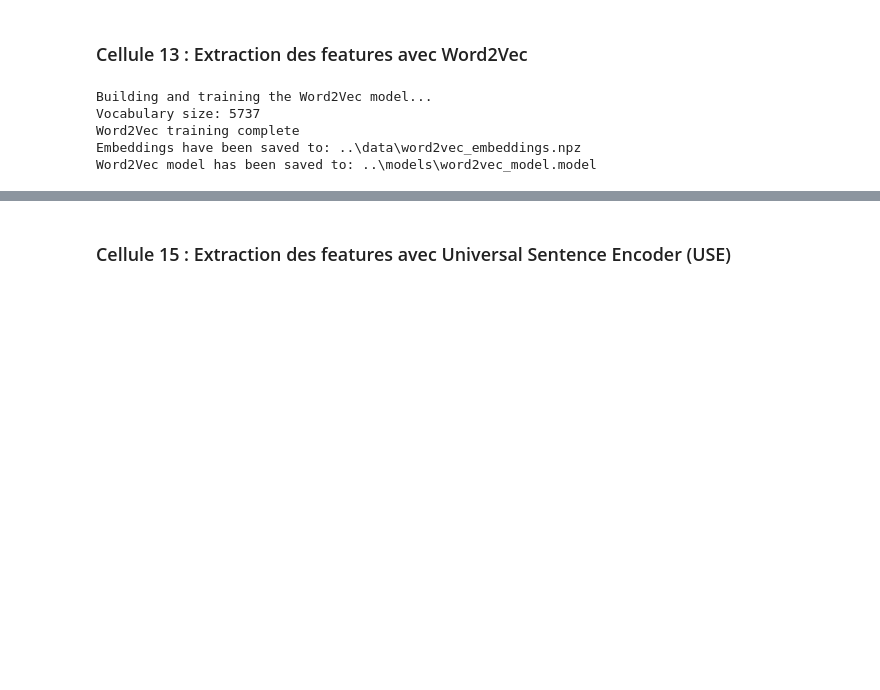
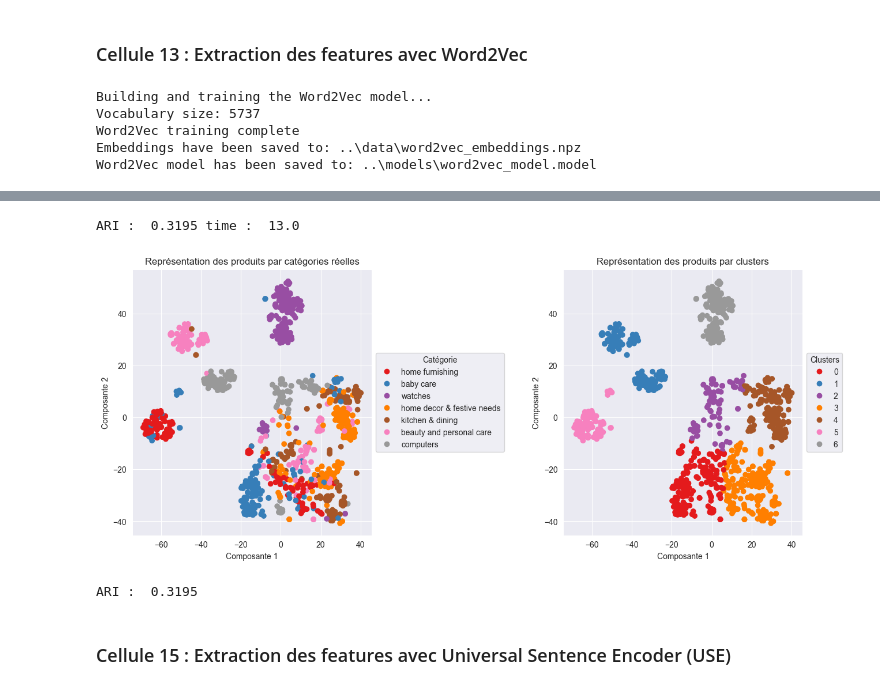
Before and after one commit to preudh/OC_IA_P6_automatically_classify_consumer_goods, a Jupyter notebook: notebooks/P6_03_Preudhomme_Patrice_4_Feature-texte.ipynb, the cells around one changed output, grey strips where cells are left out. Cells and saved outputs as stored; diff of their text form; code cells hidden in the pictures; blank space fills up the shorter version.

Commit message:
BERT USE

```diff
--- a/notebooks/P6_03_Preudhomme_Patrice_4_Feature-texte.ipynb
+++ b/notebooks/P6_03_Preudhomme_Patrice_4_Feature-texte.ipynb
@@ -306,0 +307,10 @@ print(data.shape)
+# %%
+from nltk.tokenize import word_tokenize
+
+# Calculate the length of the Bag of Words sentences
+data['length_bow'] = data['sentence_bow'].apply(lambda x: len(word_tokenize(x)))
+print("Max length of Bag of Words sentence: ", data['length_bow'].max())
+
+# Calculate the length of Deep Learning processed sentences
+data['length_dl'] = data['sentence_dl'].apply(lambda x: len(word_tokenize(x)))
+print("Max length of Deep Learning sentence: ", data['length_dl'].max())
@@ -627,0 +877,5 @@ Embeddings have been saved to: ..\data\bert_embeddings.npz
+# %%
+# Création des features
+
+features_bert, last_hidden_states_tot = feature_BERT_fct(model, model_name, sentences,
+                                                         max_length, batch_size, mode='HF')
@@ -628,3 +900,14 @@ Embeddings have been saved to: ..\data\bert_embeddings.npz
+# %%
+# Calcul de l'ARI, t-SNE et visualisation
+ARI, X_tsne, labels = ARI_fct(features_bert)
+# %% [output]
+ARI :  0.3195 time :  13.0
+# %%
+# Visualisation des résultats
+TSNE_visu_fct(X_tsne, y_cat_num, labels, ARI, categories)
+# %% [output]
+[figure, added]
+ARI :  0.3195
 # %% [markdown]
 ### Cellule 15 : Extraction des features avec Universal Sentence Encoder (USE)
 # %%
```
Also changed, not shown: parts of 32 cells of this notebook, 1 other file.
